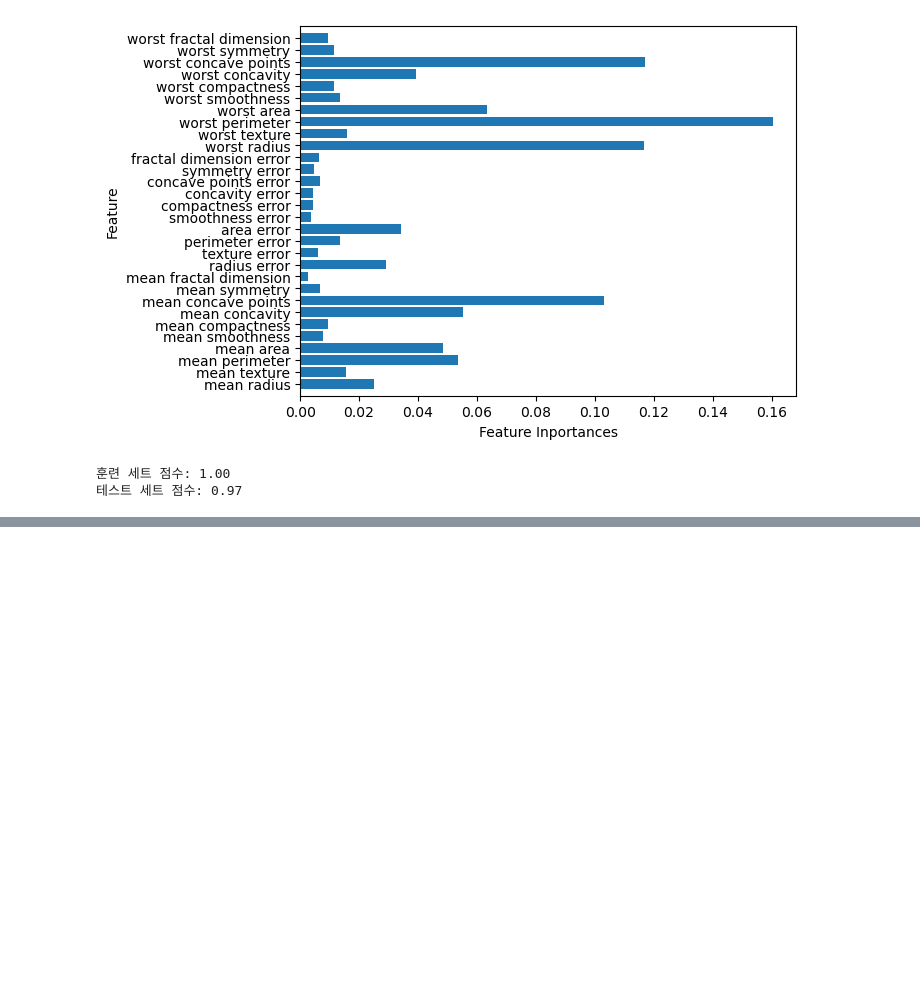
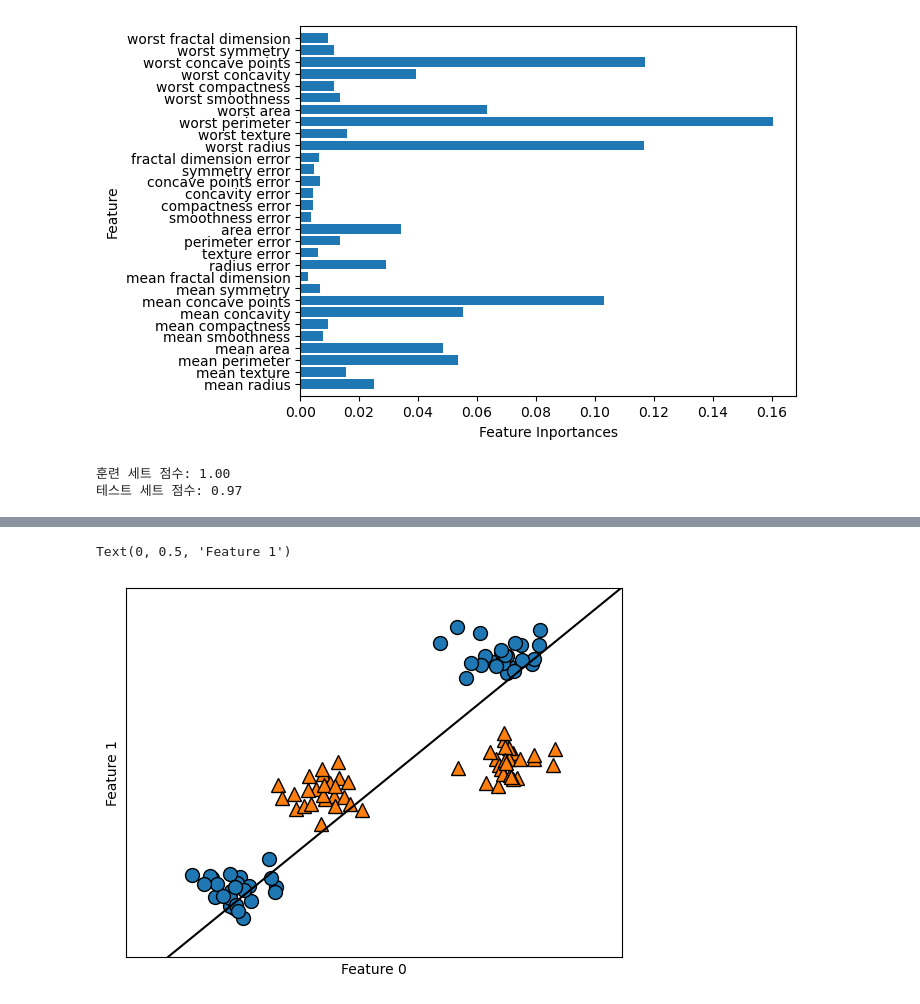
Before and after one commit to sbs24013/CCT, a Jupyter notebook: 파이썬 라이브러리를 활용한 머신러닝/02 지도학습.ipynb, the cells around one changed output, grey strips where cells are left out. Saved outputs shown, nothing was run; the diff lists cells and outputs as text; code cells hidden in the pictures; blank space fills up the shorter version.

```diff
--- a/파이썬 라이브러리를 활용한 머신러닝/02 지도학습.ipynb
+++ b/파이썬 라이브러리를 활용한 머신러닝/02 지도학습.ipynb
@@ -784,0 +802,16 @@ gbrt = GradientBoostingClassifier(random_state=0, max_depth=1)
+# %%
+import mglearn
+from sklearn.svm import LinearSVC
+
+
+linear_svm = LinearSVC(max_iter=5000, tol=1e-3).fit(X, y)
+
+mglearn.plots.plot_2d_separator(linear_svm, X)
+
+mglearn.discrete_scatter(X[:, 0], X[:, 1], y)
+
+plt.xlabel("Feature 0")
+plt.ylabel("Feature 1")
+# %% [output]
+Text(0, 0.5, 'Feature 1')
+[figure, added]
```
Also changed, not shown: parts of 11 cells of this notebook, 9 other files.
